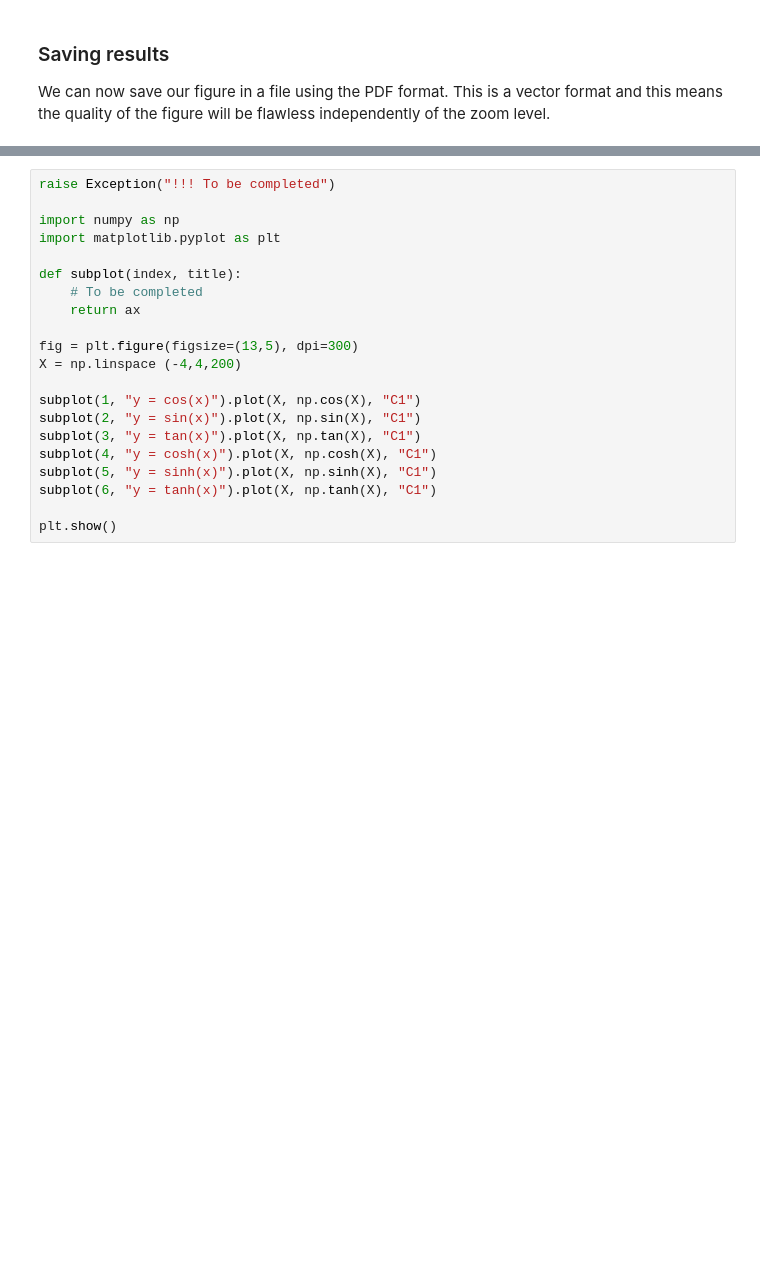
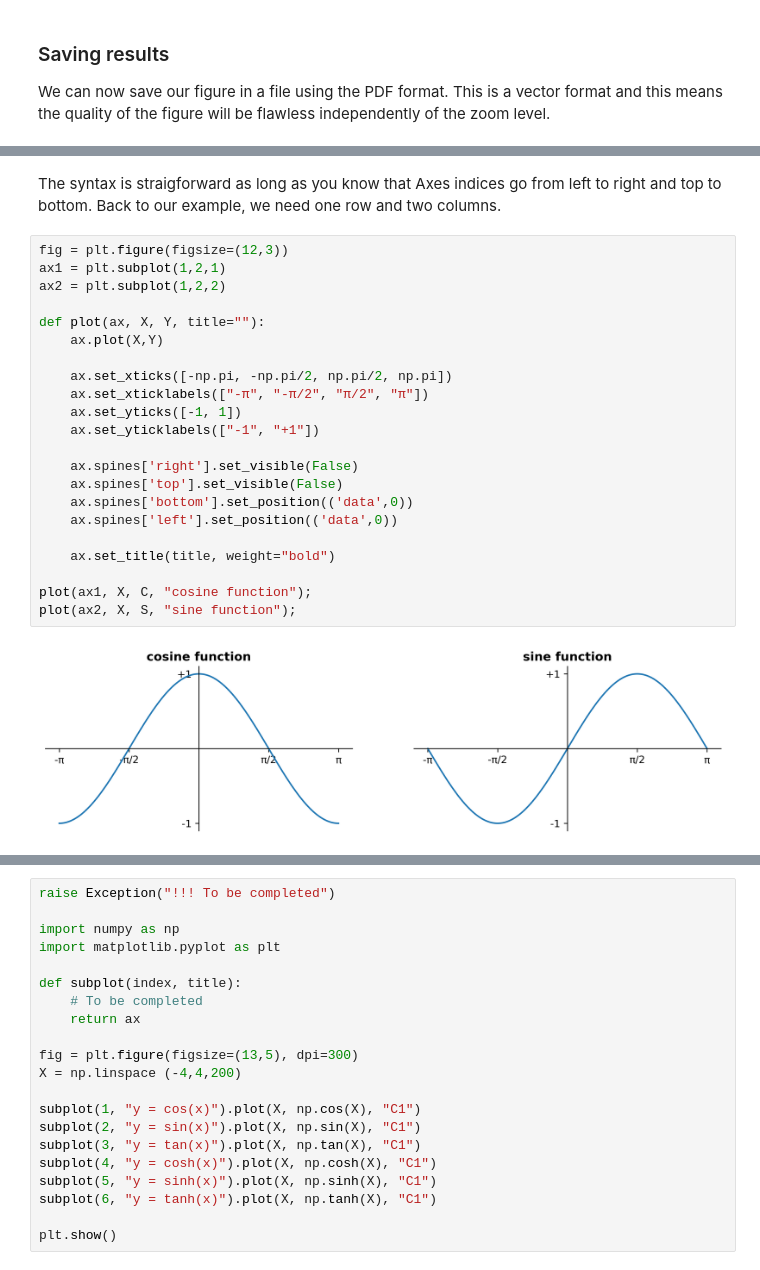
Before and after one commit to NFAcademy/2021_course_dev-rougier, a Jupyter notebook: notebooks/01-introduction.ipynb, the cells around one changed output, grey strips where cells are left out. Drawn from its saved outputs; the diff is of its cells as text; blank space fills up the shorter version.

```diff
--- a/notebooks/01-introduction.ipynb
+++ b/notebooks/01-introduction.ipynb
@@ -237,0 +317,26 @@ So far, we've been dealing with a single plot (or `Axes` in matplotlib terminolo
+# %% [markdown]
+The syntax is straigforward as long as you know that Axes indices go from left to right and top to bottom. Back to our example, we need one row and two columns.
+# %%
+fig = plt.figure(figsize=(12,3))
+ax1 = plt.subplot(1,2,1)
+ax2 = plt.subplot(1,2,2)
+
+def plot(ax, X, Y, title=""):
+    ax.plot(X,Y)
+
+    ax.set_xticks([-np.pi, -np.pi/2, np.pi/2, np.pi])
+    ax.set_xticklabels(["-π", "-π/2", "π/2", "π"])
+    ax.set_yticks([-1, 1])
+    ax.set_yticklabels(["-1", "+1"])
+
+    ax.spines['right'].set_visible(False)
+    ax.spines['top'].set_visible(False)
+    ax.spines['bottom'].set_position(('data',0))
+    ax.spines['left'].set_position(('data',0))
+
+    ax.set_title(title, weight="bold")
+
+plot(ax1, X, C, "cosine function");
+plot(ax2, X, S, "sine function");
+# %% [output]
+[figure, added]
```
Also changed, not shown: parts of 29 cells of this notebook, 2 other files.
